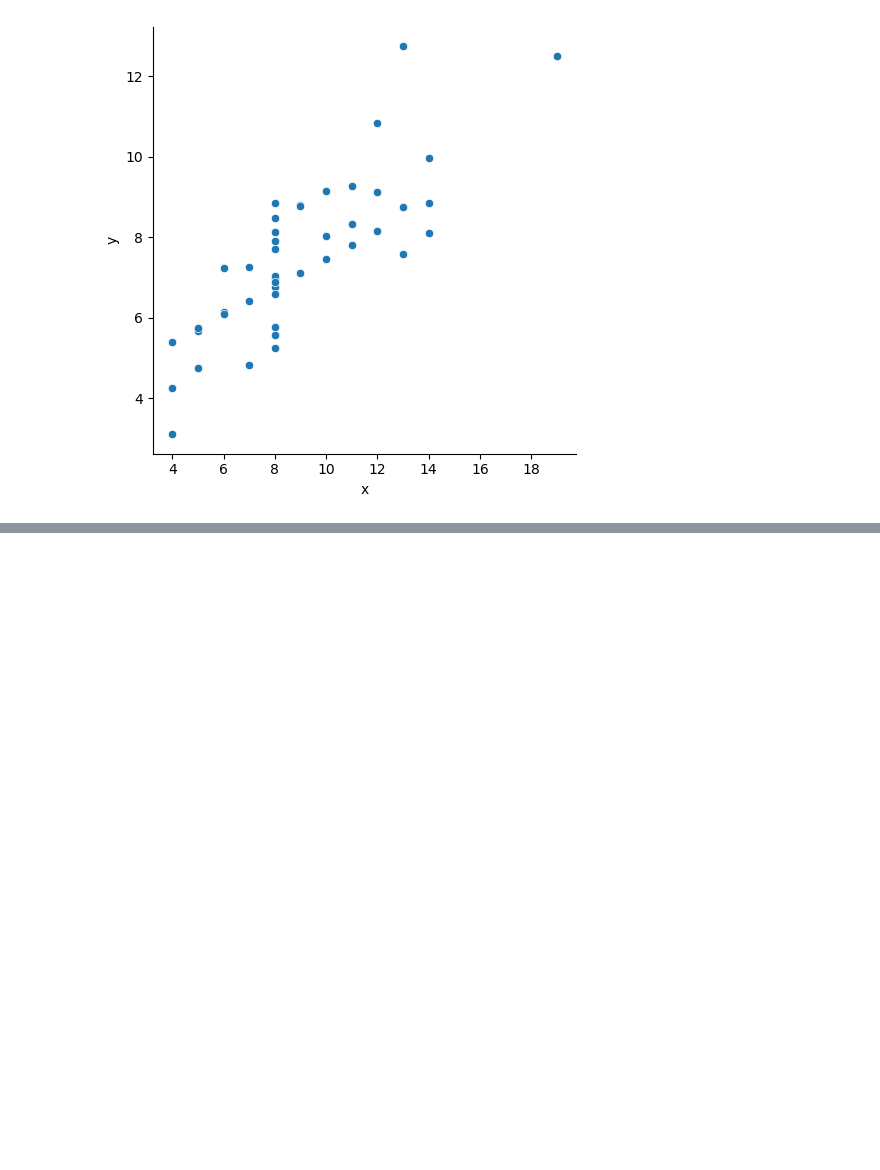
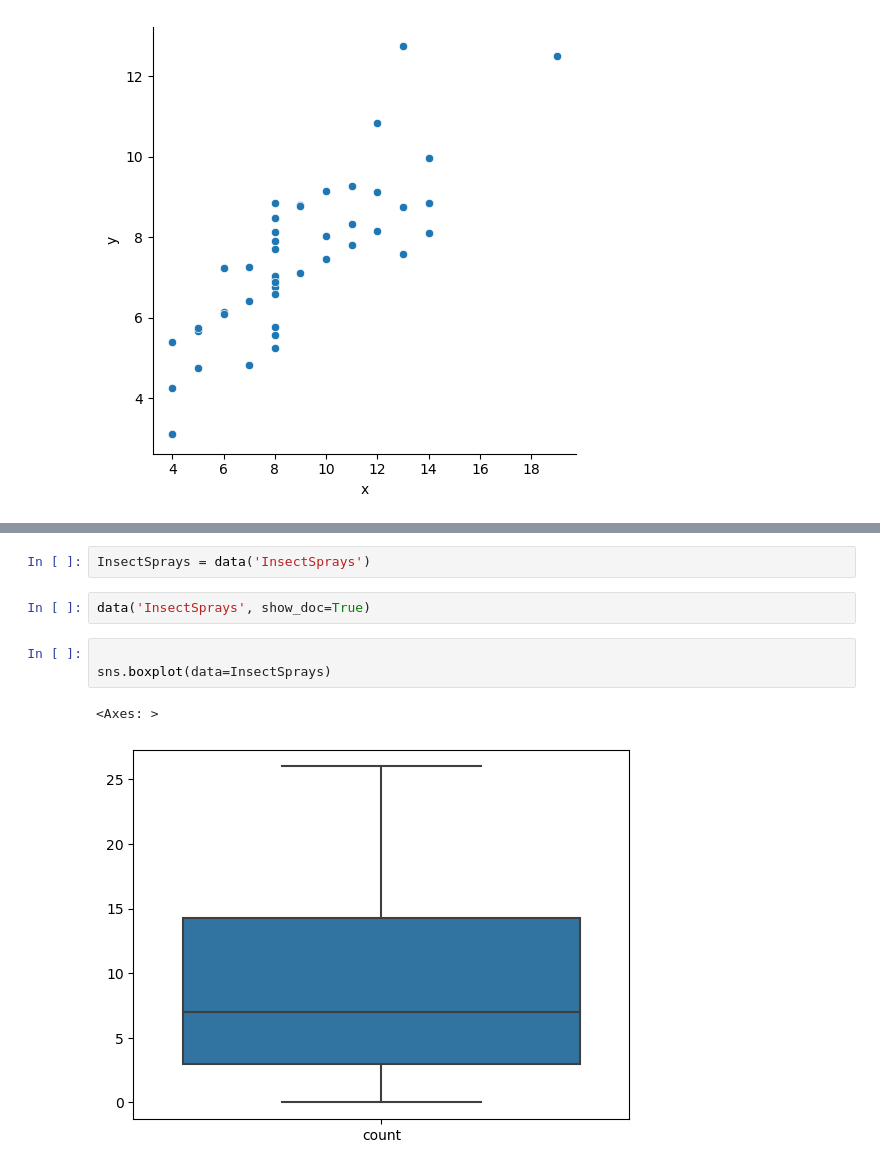
Before and after one commit to eelysee/numpy_pandas_visualization_exercises, a Jupyter notebook: seaborn_exercises.ipynb, the cells around one changed output, grey strips where cells are left out. Cells and saved outputs as stored; diff of their text form; blank space fills up the shorter version.

```diff
--- a/seaborn_exercises.ipynb
+++ b/seaborn_exercises.ipynb
@@ -95,0 +101,10 @@ sns.relplot(x='horsepower', y='mpg', col='model_decade', hue='origin', style='cy
+# %%
+InsectSprays = data('InsectSprays')
+# %%
+data('InsectSprays', show_doc=True)
+# %%
+
+sns.boxplot(data=InsectSprays)
+# %% [output]
+<Axes: >
+[figure, added]
```
Also changed, not shown: parts of 5 cells of this notebook.
